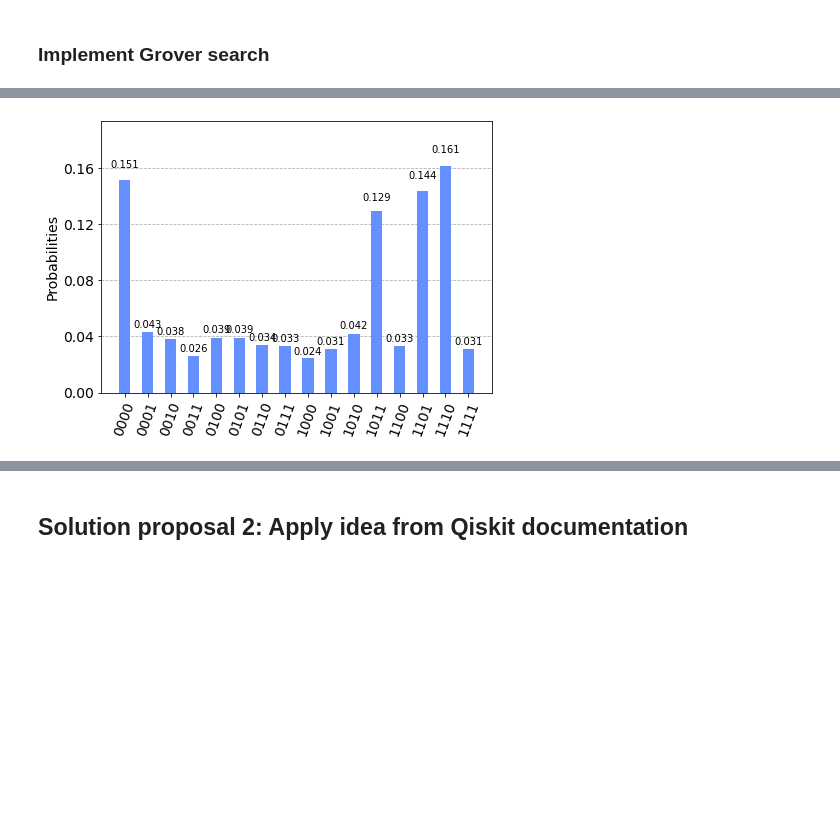
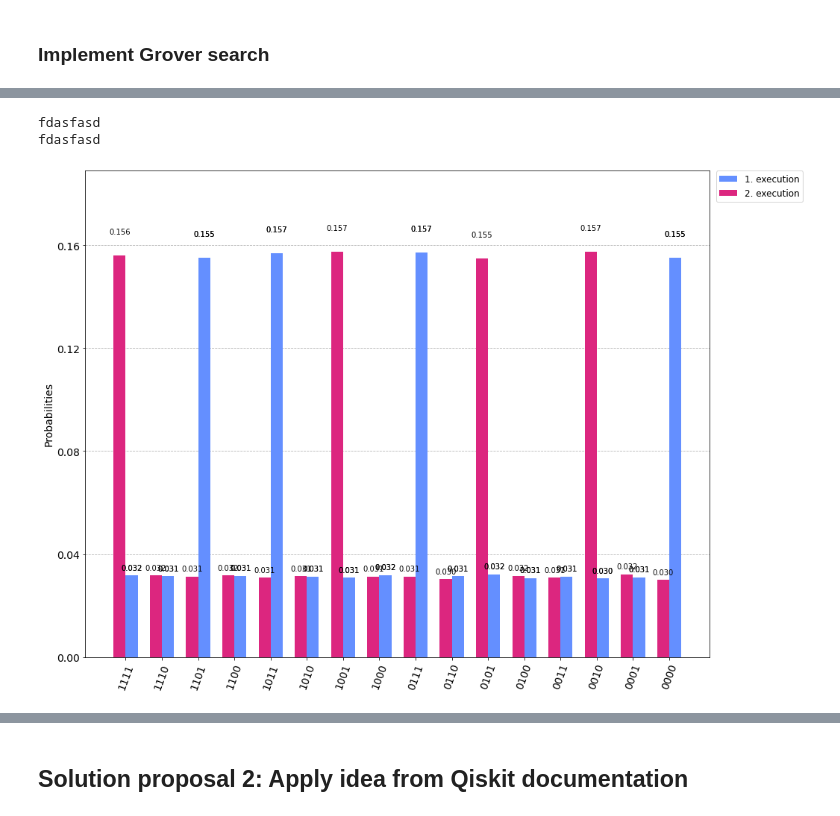
Before and after one commit to valterUo/classiq-coding-competition, a Jupyter notebook: kakuro.ipynb, the cells around one changed output, grey strips where cells are left out. Saved outputs shown, nothing was run; the diff lists cells and outputs as text; code cells hidden in the pictures; blank space fills up the shorter version.

Commit message:
Visualise measurments

```diff
--- a/kakuro.ipynb
+++ b/kakuro.ipynb
@@ -286,6 +279,3 @@ def compose_grover_oracle(qc, qubits, ctrl_char):
     for i in not_indices:
         qc.x(i)
     return qc
-# %%
-grover_circuit = initialize_s(grover_circuit, range(query_qubits + 1))
-grover_circuit.draw()
@@ -313,4 +290 @@ def diffusion(qc, qubits):
     return qc
-# %%
-grover_circuit = diffusion(grover_circuit, range(query_qubits + 1))
-grover_circuit.draw()
@@ -337,11 +299,6 @@ for oracle in oracles:
         grover_circuit = compose_grover_oracle(grover_circuit, range(query_qubits + 1), ctrl_char)
 
     grover_circuit = diffusion(grover_circuit, range(query_qubits + 1))
-
-    for ctrl_char in oracle['circuit']:
-        grover_circuit = compose_grover_oracle(grover_circuit, range(query_qubits + 1), ctrl_char)
-
-    grover_circuit = diffusion(grover_circuit, range(query_qubits + 1))
     final_circuits.append(grover_circuit)
 # %%
 final_circuits[0].draw()
@@ -365,11 +322,20 @@ c: 4/═════════════════════════
 «
 # %%
-grover_circuit = final_circuits[0]
-grover_circuit.measure(range(query_qubits), range(query_qubits))
-aer_sim = Aer.get_backend('aer_simulator', )
-qobj = assemble(grover_circuit)
-result = aer_sim.run(qobj).result()
-counts = result.get_counts()
-plot_histogram(counts)
+solution_counts = []
+for grover_circuit in final_circuits:
+    grover_circuit.measure(range(query_qubits), range(query_qubits))
+    aer_sim = Aer.get_backend('aer_simulator', )
+    qobj = assemble(grover_circuit)
+    result = aer_sim.run(qobj, shots=100000).result()
+    counts = result.get_counts()
+    solution_counts.append(counts)
+    print('fdasfasd')
+    #plot_histogram(counts)
 # %% [output]
-[figure, removed]
+fdasfasd
+fdasfasd
+# %%
+legend = [str(i + 1) + '. execution' for i in range(len(solution_counts))]
+plot_histogram(solution_counts, legend=legend, sort='desc', figsize=(15,12))
+# %% [output]
+[figure, added]
```
Also changed, not shown: parts of 11 cells of this notebook.
